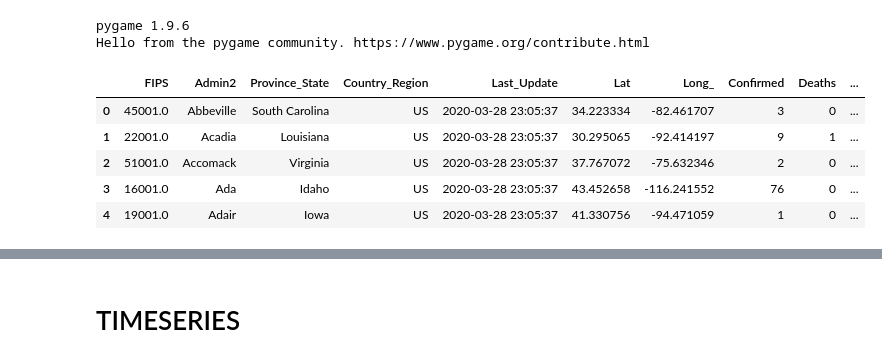
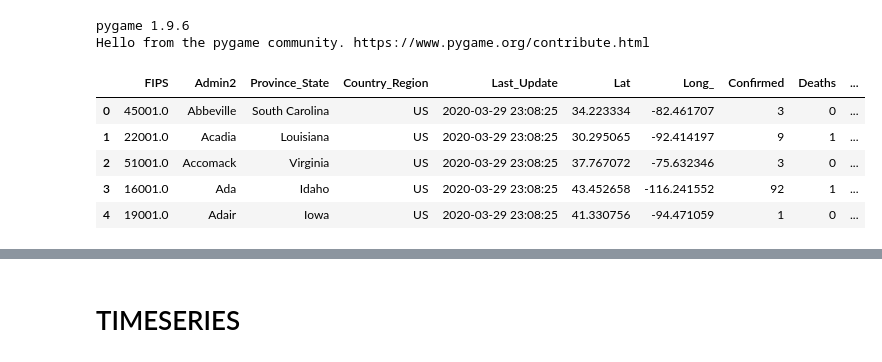
Before and after one commit to Thiagobc23/COVID-19, a Jupyter notebook: COVID19.ipynb, the cells around one changed output, grey strips where cells are left out. Cells and saved outputs as stored; diff of their text form; code cells hidden in the pictures.

```diff
--- a/COVID19.ipynb
+++ b/COVID19.ipynb
@@ -4,33 +4,33 @@
 # %%
 # Data From https://www.kaggle.com/imdevskp/corona-virus-report
 import numpy as np
 import pandas as pd
 import geopandas as gpd
 import matplotlib
 import matplotlib.pyplot as plt
 from mpl_toolkits.axes_grid1 import make_axes_locatable
 import moviepy.editor as mp
 from IPython.display import Video
 
 world = gpd.read_file(gpd.datasets.get_path('naturalearth_lowres'))
 world = world[~world.name.isin(["Antarctica", "Fr. S. Antarctic Lands"])]
 #PATH = "C:/py/covid19/COVID-19-master/csse_covid_19_data/csse_covid_19_daily_reports/"
 url = 'https://raw.githubusercontent.com/CSSEGISandData/COVID-19/master/csse_covid_19_data/csse_covid_19_daily_reports/'
 path = 'C:/py/covid19/COVID-19-master/csse_covid_19_data/csse_covid_19_daily_reports/'
 
-file = '03-28-2020.csv'
-
+file = '03-29-2020.csv'
+today = '03-29-2020'
 df = pd.read_csv(url+file)
 df.head()
 # %% [output]
 pygame 1.9.6
 Hello from the pygame community. https://www.pygame.org/contribute.html
 |  | FIPS | Admin2 | Province_State | Country_Region | Last_Update | Lat | Long_ | Confirmed | Deaths | ... |
-| 0 | 45001.0 | Abbeville | South Carolina | US | 2020-03-28 23:05:37 | 34.223334 | -82.461707 | 3 | 0 | ... |
-| 1 | 22001.0 | Acadia | Louisiana | US | 2020-03-28 23:05:37 | 30.295065 | -92.414197 | 9 | 1 | ... |
-| 2 | 51001.0 | Accomack | Virginia | US | 2020-03-28 23:05:37 | 37.767072 | -75.632346 | 2 | 0 | ... |
-| 3 | 16001.0 | Ada | Idaho | US | 2020-03-28 23:05:37 | 43.452658 | -116.241552 | 76 | 0 | ... |
-| 4 | 19001.0 | Adair | Iowa | US | 2020-03-28 23:05:37 | 41.330756 | -94.471059 | 1 | 0 | ... |
+| 0 | 45001.0 | Abbeville | South Carolina | US | 2020-03-29 23:08:25 | 34.223334 | -82.461707 | 3 | 0 | ... |
+| 1 | 22001.0 | Acadia | Louisiana | US | 2020-03-29 23:08:25 | 30.295065 | -92.414197 | 9 | 1 | ... |
+| 2 | 51001.0 | Accomack | Virginia | US | 2020-03-29 23:08:25 | 37.767072 | -75.632346 | 3 | 0 | ... |
+| 3 | 16001.0 | Ada | Idaho | US | 2020-03-29 23:08:25 | 43.452658 | -116.241552 | 92 | 1 | ... |
+| 4 | 19001.0 | Adair | Iowa | US | 2020-03-29 23:08:25 | 41.330756 | -94.471059 | 1 | 0 | ... |
 # %%
 # Rank countries by category (confirmed, deaths, recovered)
 def plot_rank(col, limit, color):
```
Also changed, not shown: parts of 9 cells of this notebook, 1 other file.
